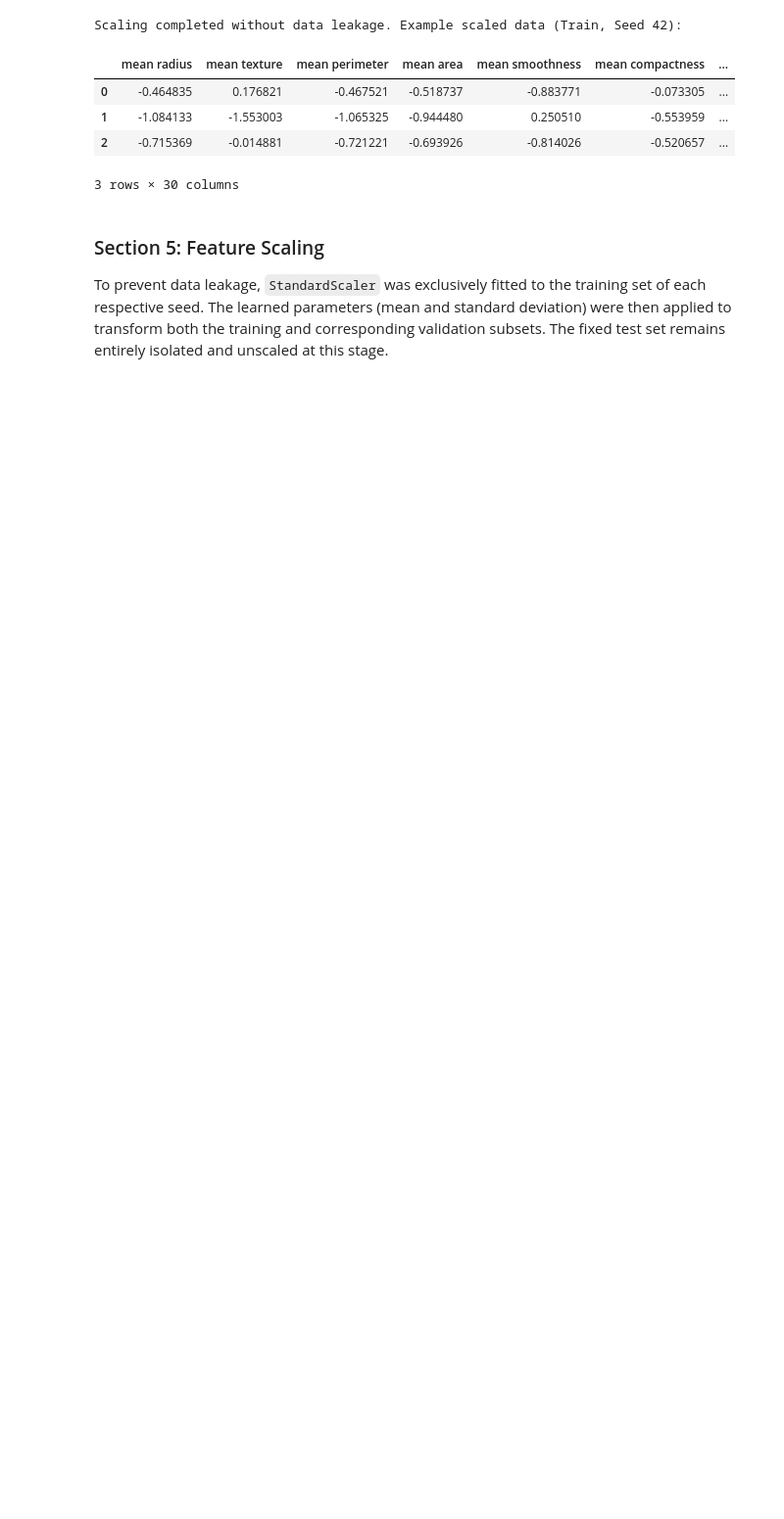
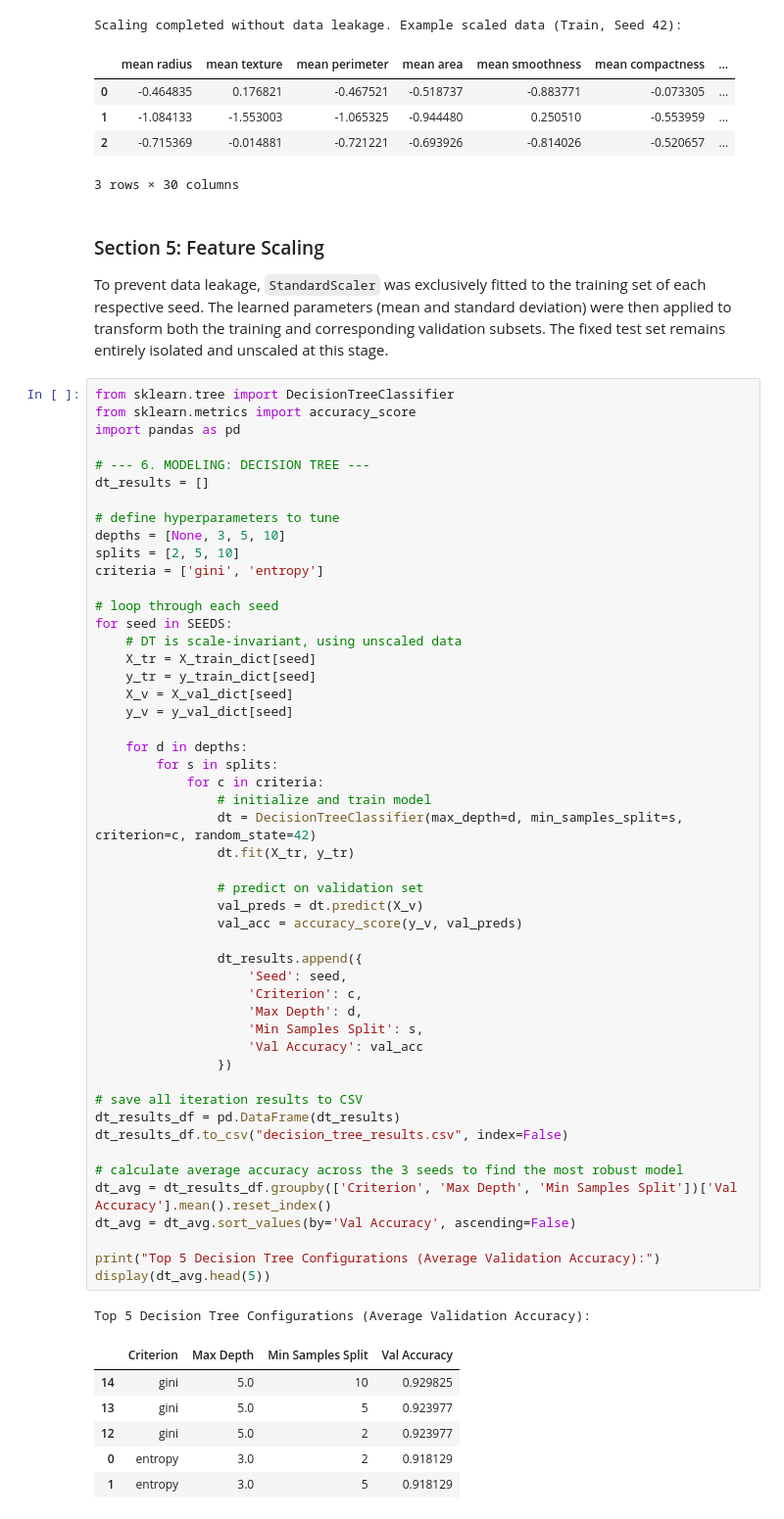
Before and after one commit to AbdullahEsad/Machine_Learning_Midterm, a Jupyter notebook: breast_cancer.ipynb, the cells around one changed output. Shown at 98% size. Cells and saved outputs as stored; diff of their text form; blank space fills up the shorter version.

Commit message:
Train and tune Decision Tree models, evaluate on validation sets, and export results to CSV

```diff
--- a/breast_cancer.ipynb
+++ b/breast_cancer.ipynb
@@ -223,3 +223,61 @@ Scaling completed without data leakage. Example scaled data (Train, Seed 42):
 # %% [markdown]
 ### Section 5: Feature Scaling
 To prevent data leakage, `StandardScaler` was exclusively fitted to the training set of each respective seed. The learned parameters (mean and standard deviation) were then applied to transform both the training and corresponding validation subsets. The fixed test set remains entirely isolated and unscaled at this stage.
+# %%
+from sklearn.tree import DecisionTreeClassifier
+from sklearn.metrics import accuracy_score
+import pandas as pd
+
+# --- 6. MODELING: DECISION TREE ---
+dt_results = []
+
+# define hyperparameters to tune
+depths = [None, 3, 5, 10]
+splits = [2, 5, 10]
+criteria = ['gini', 'entropy']
+
+# loop through each seed
+for seed in SEEDS:
+    # DT is scale-invariant, using unscaled data
+    X_tr = X_train_dict[seed]
+    y_tr = y_train_dict[seed]
+    X_v = X_val_dict[seed]
+    y_v = y_val_dict[seed]
+
+    for d in depths:
+        for s in splits:
+            for c in criteria:
+                # initialize and train model
+                dt = DecisionTreeClassifier(max_depth=d, min_samples_split=s, criterion=c, random_state=42)
+                dt.fit(X_tr, y_tr)
+
+                # predict on validation set
+                val_preds = dt.predict(X_v)
+                val_acc = accuracy_score(y_v, val_preds)
+
+                dt_results.append({
+                    'Seed': seed,
+                    'Criterion': c,
+                    'Max Depth': d,
+                    'Min Samples Split': s,
+                    'Val Accuracy': val_acc
+                })
+
+# save all iteration results to CSV
+dt_results_df = pd.DataFrame(dt_results)
+dt_results_df.to_csv("decision_tree_results.csv", index=False)
+
+# calculate average accuracy across the 3 seeds to find the most robust model
+dt_avg = dt_results_df.groupby(['Criterion', 'Max Depth', 'Min Samples Split'])['Val Accuracy'].mean().reset_index()
+dt_avg = dt_avg.sort_values(by='Val Accuracy', ascending=False)
+
+print("Top 5 Decision Tree Configurations (Average Validation Accuracy):")
+display(dt_avg.head(5))
+# %% [output]
+Top 5 Decision Tree Configurations (Average Validation Accuracy):
+|  | Criterion | Max Depth | Min Samples Split | Val Accuracy |
+| 14 | gini | 5.0 | 10 | 0.929825 |
+| 13 | gini | 5.0 | 5 | 0.923977 |
+| 12 | gini | 5.0 | 2 | 0.923977 |
+| 0 | entropy | 3.0 | 2 | 0.918129 |
+| 1 | entropy | 3.0 | 5 | 0.918129 |
```
Also changed, not shown: parts of 1 cell of this notebook, 1 other file.
